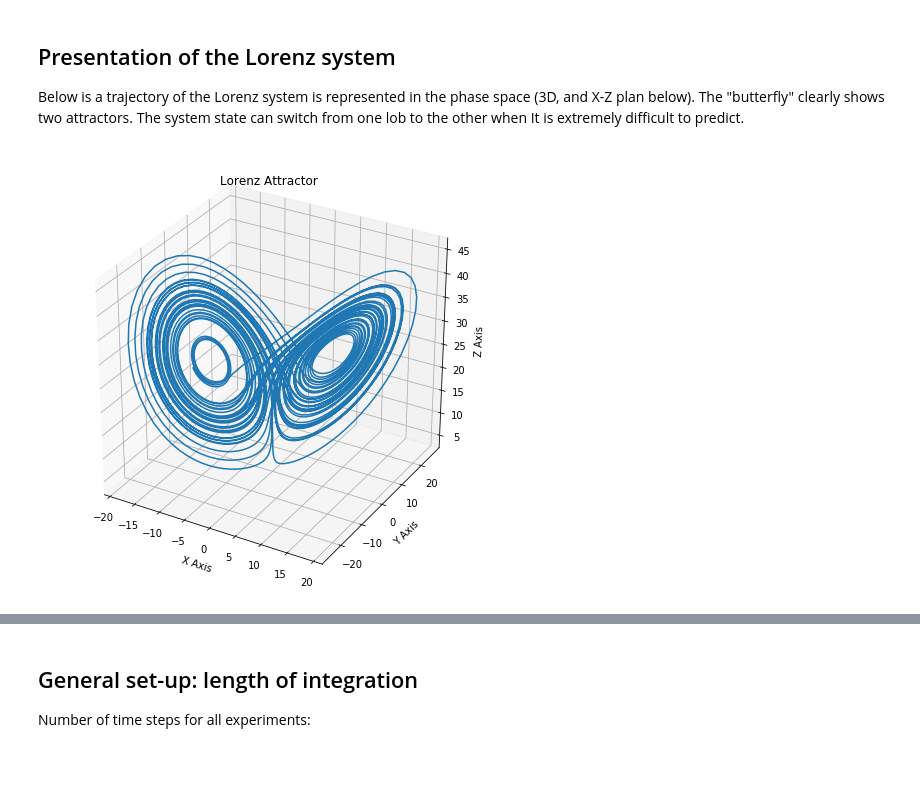
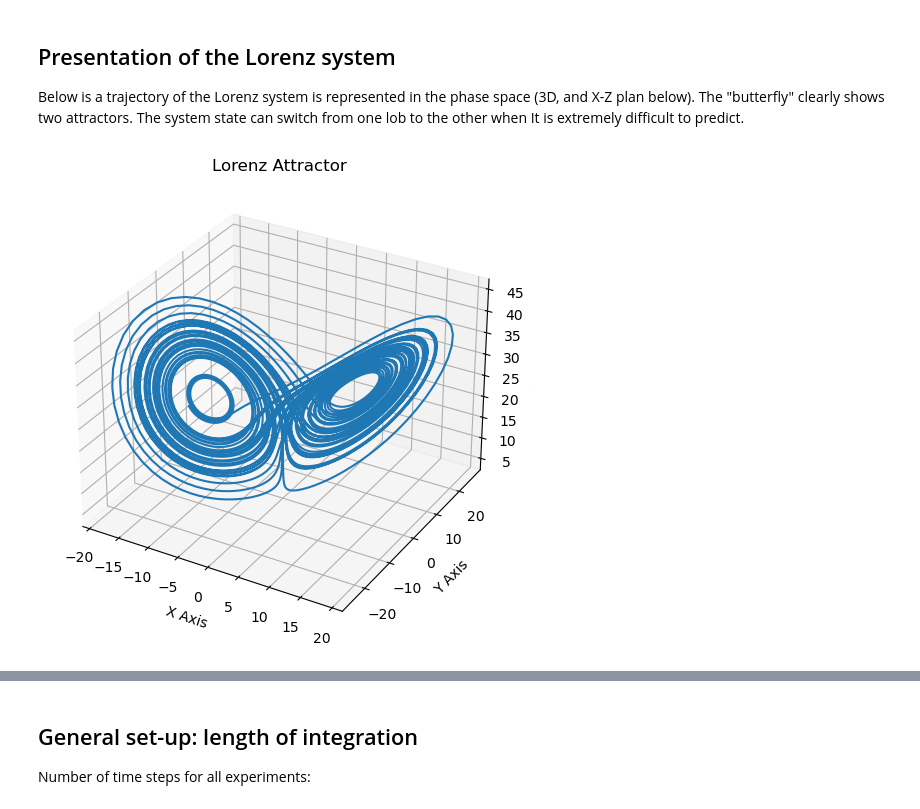
Before and after one commit to ecosme38/Data-Assimilation-Notebooks, a Jupyter notebook: Illustrate-particle-filter-with-Lorenz63.ipynb, the cells around one changed output, grey strips where cells are left out. Saved outputs shown, nothing was run; the diff lists cells and outputs as text; code cells hidden in the pictures; blank space fills up the shorter version.

```diff
--- a/Illustrate-particle-filter-with-Lorenz63.ipynb
+++ b/Illustrate-particle-filter-with-Lorenz63.ipynb
@@ -85,7 +81,7 @@ class Model:
     def plot(self):
         plt.figure(figsize=(12,8))
         for ix in range(self.nx):
-            pnum = str(311+ix)
+            pnum = 311+ix
             plt.subplot(pnum)
             for ie in range(self.nmembers):
                 plt.plot(self.time_series[:],self.xvar_series[ix,:,ie],'black',linewidth=1.)
@@ -96,17 +92,16 @@ Below is a trajectory of the Lorenz system is represented in the phase space (3D
 # %%
 lorenz_test = Model()
 lorenz_test.forward(5000)
-from mpl_toolkits.mplot3d import Axes3D
-fig = plt.figure(figsize=(8,8))
-ax = fig.gca(projection='3d')
+#from mpl_toolkits.mplot3d import Axes3D
+ax = plt.figure(figsize=(8,6)).add_subplot(projection='3d')
 ax.plot(lorenz_test.xvar_series[0,:,0], lorenz_test.xvar_series[1,:,0], lorenz_test.xvar_series[2,:,0])
 ax.set_xlabel("X Axis")
 ax.set_ylabel("Y Axis")
 ax.set_zlabel("Z Axis")
 ax.set_title("Lorenz Attractor")
 plt.show()
 # %% [output]
-[figure, old version]
+[figure, new version]
 # %%
 plt.figure()
 plt.plot(lorenz_test.xvar_series[0,:,0], lorenz_test.xvar_series[2,:,0], '-')
```
Also changed, not shown: parts of 10 cells of this notebook.
